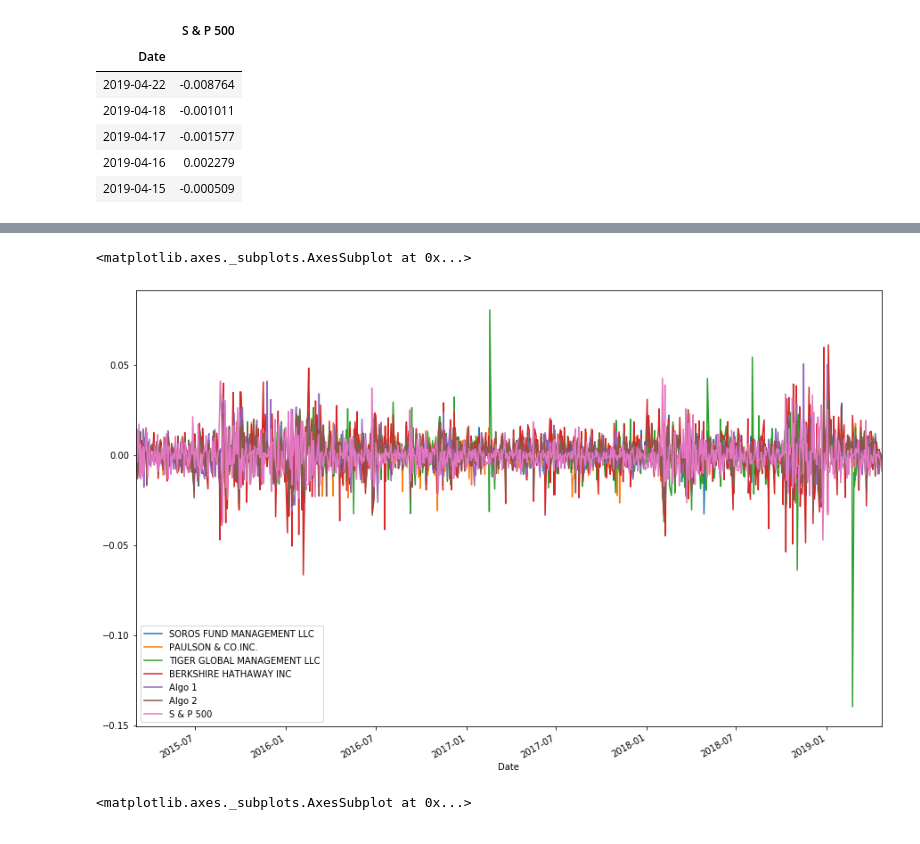
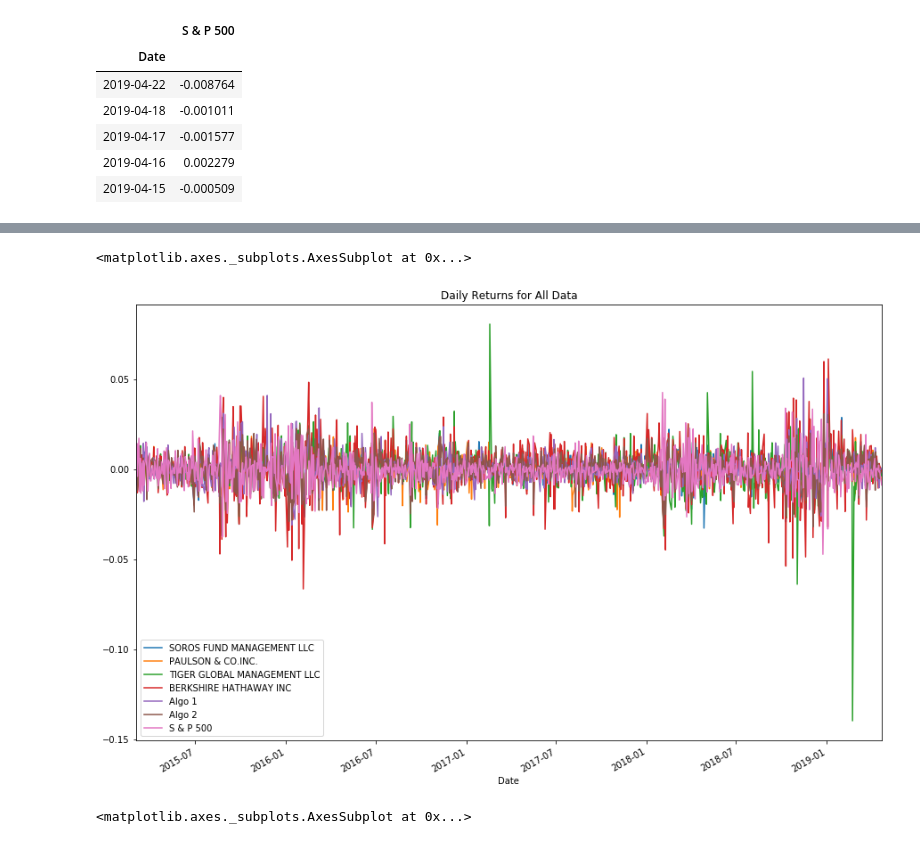
Before and after one commit to sselvakularanjan/Pandas-Homework, a Jupyter notebook: A Whale Off the Port(folio).ipynb, the cells around one changed output, grey strips where cells are left out. Drawn from its saved outputs; the diff is of its cells as text; code cells hidden in the pictures.

Commit message:
Made an adjustment to the data input.

```diff
--- a/A Whale Off the Port(folio).ipynb
+++ b/A Whale Off the Port(folio).ipynb
@@ -162,10 +166,10 @@ joined_returns.head()
 # %%
 ## Performance Analysis
 ### Calculate and plot cumulative returns. Does any portfolio outperform the S&P 500?
-joined_returns.plot(figsize=(15,10))
+joined_returns.plot(figsize=(15,10), title=('Daily Returns for All Data'))
 # %% [output]
 <matplotlib.axes._subplots.AxesSubplot at 0x...>
-[figure, old version]
+[figure, new version]
 # %%
 cumlative_returns = (1 + joined_returns).cumprod() -1
 cumlative_returns.plot(figsize=(15,10), title='Cumulative Returns')
```
Also changed, not shown: parts of 2 cells of this notebook, 3 other files.
